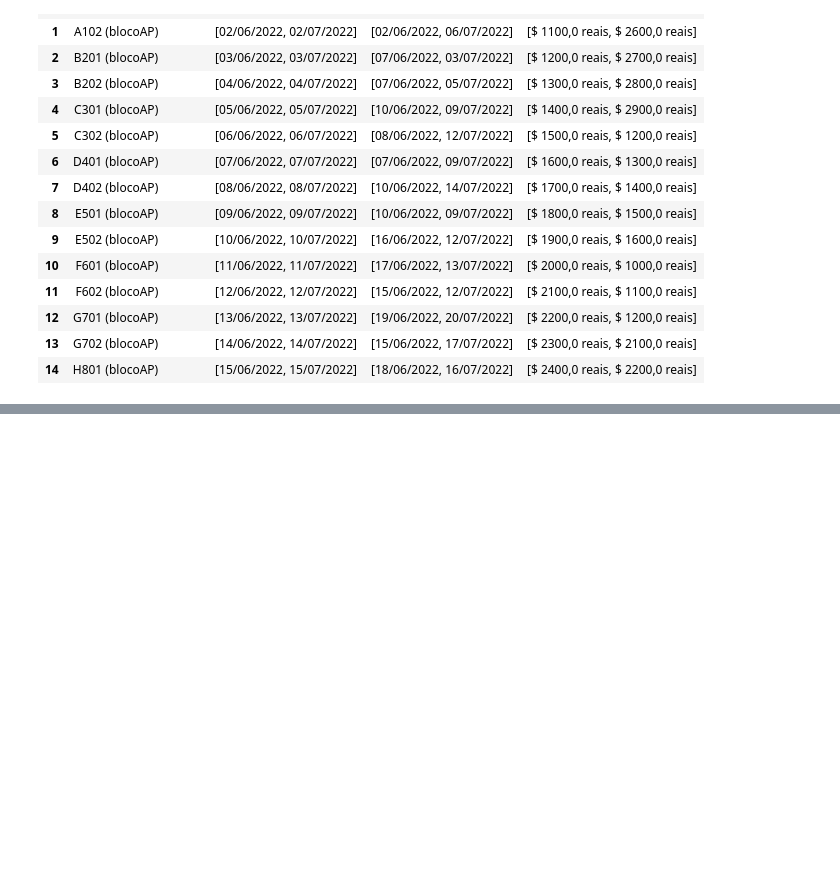
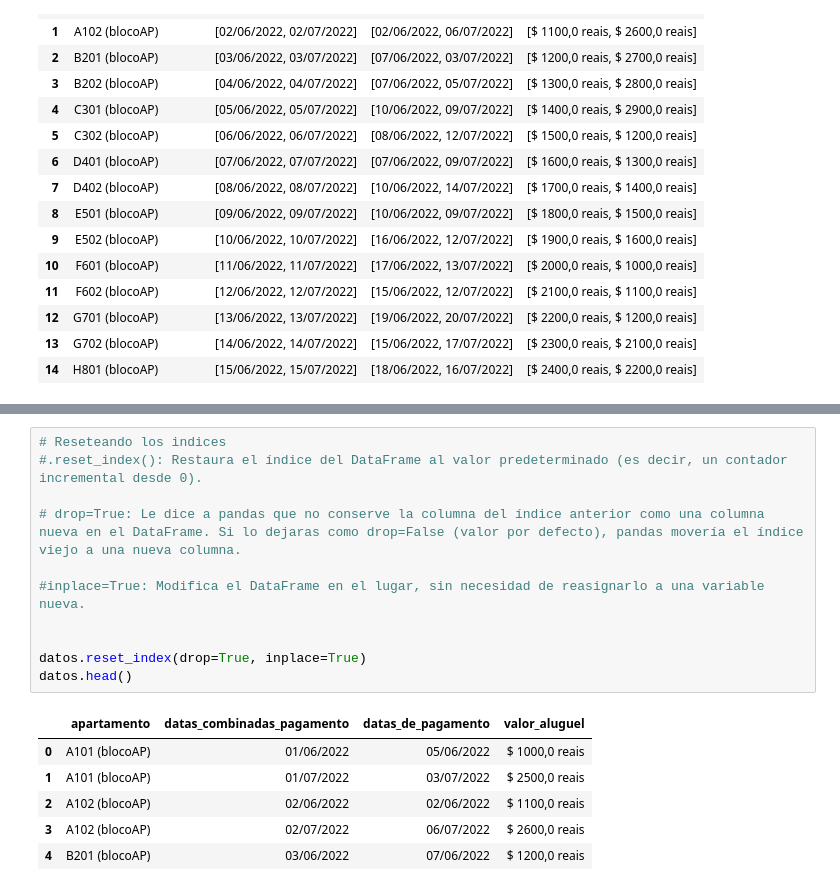
Before and after one commit to Starleen1996/Pandas-E-S, a Jupyter notebook: Tratamiento_Manipulacion_Datos.ipynb, the cells around one changed output, grey strips where cells are left out. Cells and saved outputs as stored; diff of their text form; blank space fills up the shorter version.

```diff
--- a/Tratamiento_Manipulacion_Datos.ipynb
+++ b/Tratamiento_Manipulacion_Datos.ipynb
@@ -91,0 +168,18 @@ administracion_condominios_normalizados
+# %%
+# Reseteando los indices
+#.reset_index(): Restaura el índice del DataFrame al valor predeterminado (es decir, un contador incremental desde 0).
+
+# drop=True: Le dice a pandas que no conserve la columna del índice anterior como una columna nueva en el DataFrame. Si lo dejaras como drop=False (valor por defecto), pandas movería el índice viejo a una nueva columna.
+
+#inplace=True: Modifica el DataFrame en el lugar, sin necesidad de reasignarlo a una variable nueva.
+
+
+datos.reset_index(drop=True, inplace=True)
+datos.head()
+# %% [output]
+|  | apartamento | datas_combinadas_pagamento | datas_de_pagamento | valor_aluguel |
+| 0 | A101 (blocoAP) | 01/06/2022 | 05/06/2022 | $ 1000,0 reais |
+| 1 | A101 (blocoAP) | 01/07/2022 | 03/07/2022 | $ 2500,0 reais |
+| 2 | A102 (blocoAP) | 02/06/2022 | 02/06/2022 | $ 1100,0 reais |
+| 3 | A102 (blocoAP) | 02/07/2022 | 06/07/2022 | $ 2600,0 reais |
+| 4 | B201 (blocoAP) | 03/06/2022 | 07/06/2022 | $ 1200,0 reais |
```
Also changed, not shown: parts of 14 cells of this notebook.
